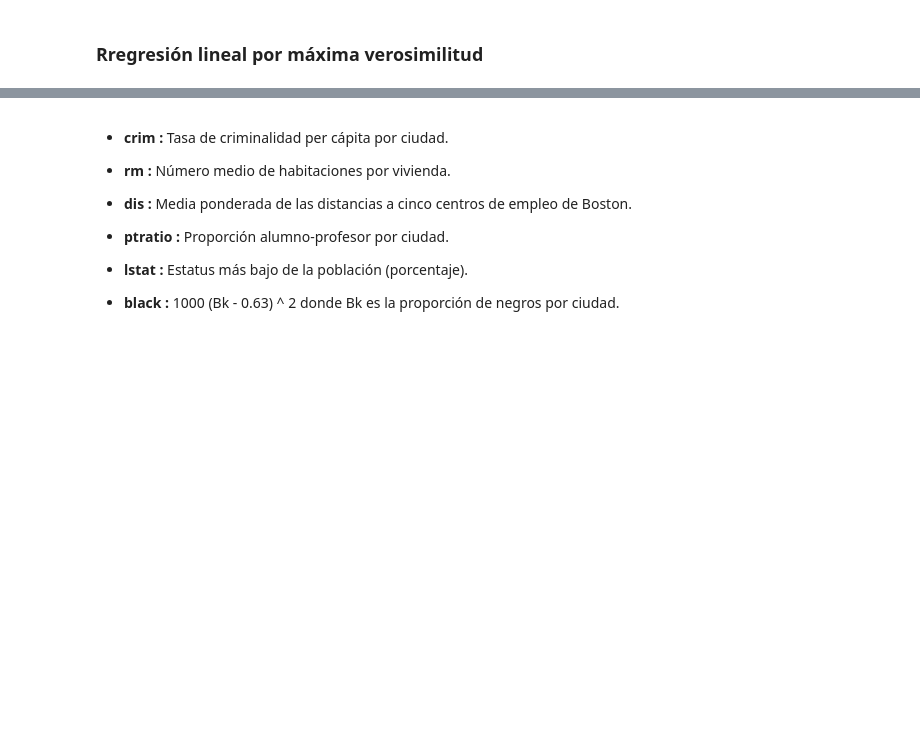
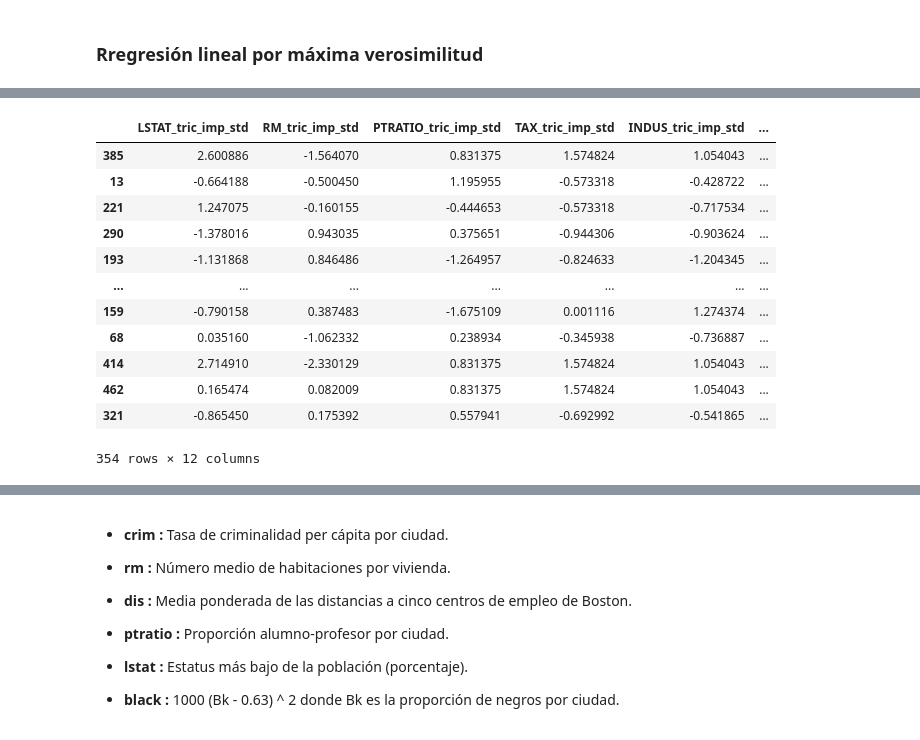
Before and after one commit to maacunap76/Especiaizacion_ML_Deep_DMC, a Jupyter notebook: Supervised_models/Linear_regression/Lab_Boston_Housing_v2.ipynb, the cells around one changed output, grey strips where cells are left out. Saved outputs shown, nothing was run; the diff lists cells and outputs as text; code cells hidden in the pictures; blank space fills up the shorter version.

```diff
--- a/Supervised_models/Linear_regression/Lab_Boston_Housing_v2.ipynb
+++ b/Supervised_models/Linear_regression/Lab_Boston_Housing_v2.ipynb
@@ -649,4 +726,4 @@ X_train[[x + '_imp' for x in all_features]].head(30)
 # %% [markdown]
 ### Rregresión lineal por máxima verosimilitud
 # %%
-features_in = [x + '_imp' for x in all_features if ('_tric' in x) and ('CHAS' not in x)]
+features_in = [x + '_imp' for x in all_features if ('_tric' in x) and ('CHAS' not in x) and ('MEDV_tric' not in x)]
@@ -653,5 +745,19 @@ features_in = [x + '_imp' for x in all_features if ('_tric' in x) and ('CHAS' no
 # %%
 # estandarizando las variables para mantener todas en una misma escala
-X_train[[x + '_std' for x in features_in]] = (X_train[features_in] - X_train[features_in].mean())/X_train[features_in].std()
+train[[x + '_std' for x in features_in]] = (train[features_in] - train[features_in].mean())/train[features_in].std()
 # %%
-X_train[[x + '_std' for x in features_in]]
+train[[x + '_std' for x in features_in]]
+# %% [output]
+|  | LSTAT_tric_imp_std | RM_tric_imp_std | PTRATIO_tric_imp_std | TAX_tric_imp_std | INDUS_tric_imp_std | ... |
+| 385 | 2.600886 | -1.564070 | 0.831375 | 1.574824 | 1.054043 | ... |
+| 13 | -0.664188 | -0.500450 | 1.195955 | -0.573318 | -0.428722 | ... |
+| 221 | 1.247075 | -0.160155 | -0.444653 | -0.573318 | -0.717534 | ... |
+| 290 | -1.378016 | 0.943035 | 0.375651 | -0.944306 | -0.903624 | ... |
+| 193 | -1.131868 | 0.846486 | -1.264957 | -0.824633 | -1.204345 | ... |
+| ... | ... | ... | ... | ... | ... | ... |
+| 159 | -0.790158 | 0.387483 | -1.675109 | 0.001116 | 1.274374 | ... |
+| 68 | 0.035160 | -1.062332 | 0.238934 | -0.345938 | -0.736887 | ... |
+| 414 | 2.714910 | -2.330129 | 0.831375 | 1.574824 | 1.054043 | ... |
+| 462 | 0.165474 | 0.082009 | 0.831375 | 1.574824 | 1.054043 | ... |
+| 321 | -0.865450 | 0.175392 | 0.557941 | -0.692992 | -0.541865 | ... |
+354 rows × 12 columns
```
Also changed, not shown: parts of 14 cells of this notebook.
